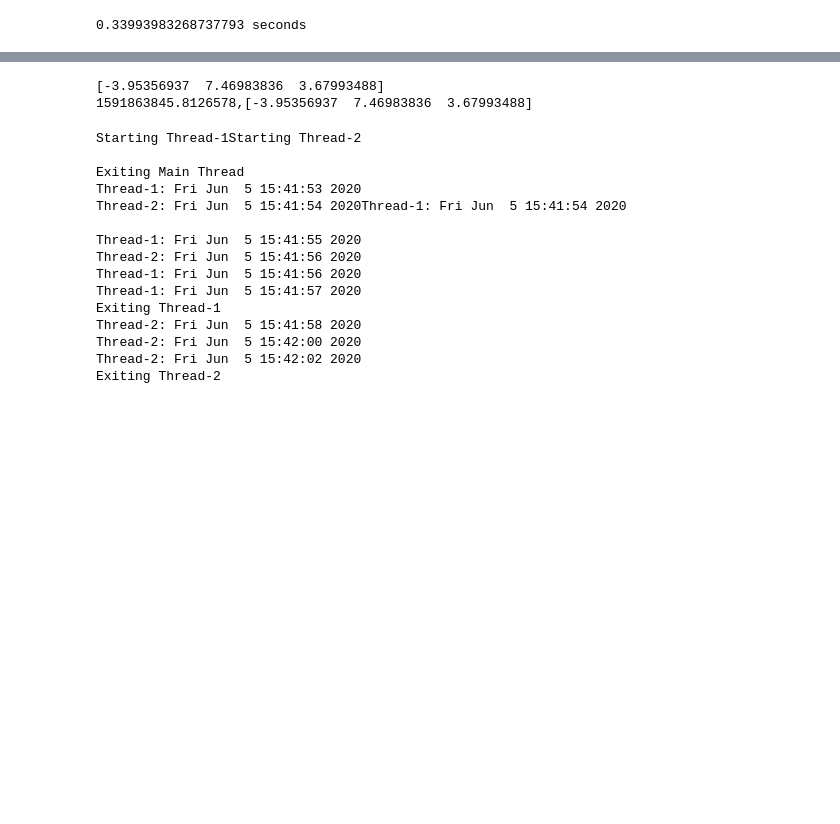
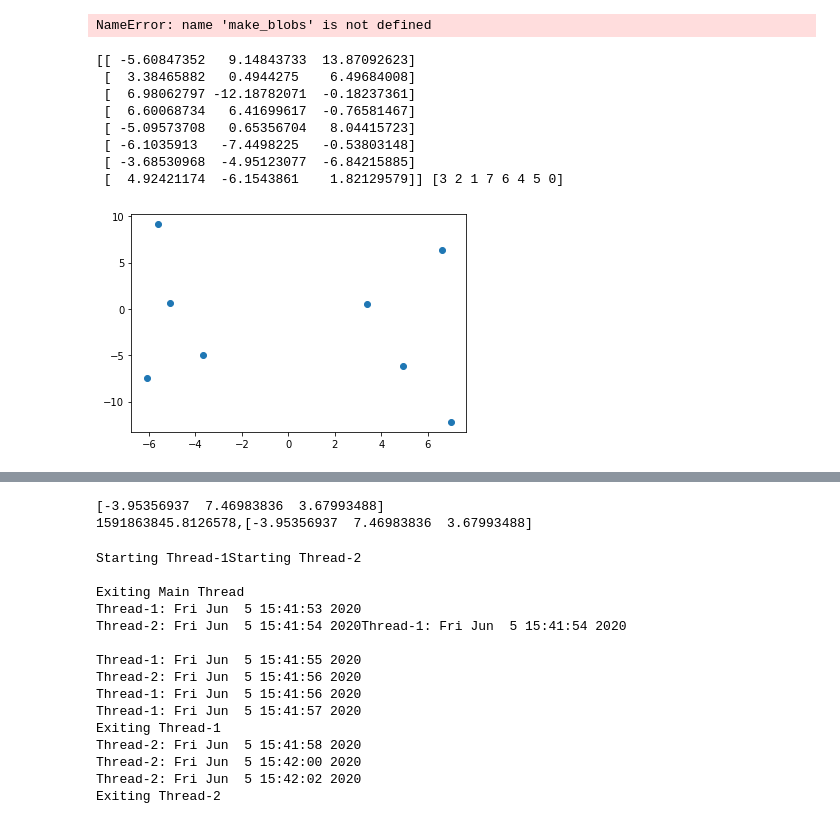
Before and after one commit to ronaldnoronha/kmeans_datagenerator, a Jupyter notebook: datagenerator.ipynb, the cells around one changed output, grey strips where cells are left out. Cells and saved outputs as stored; diff of their text form; code cells hidden in the pictures; blank space fills up the shorter version.

```diff
--- a/datagenerator.ipynb
+++ b/datagenerator.ipynb
@@ -6,24 +19,48 @@ import matplotlib.pyplot as plt
-# %%
-# Make features and targets with 500 samples,
-import time
-
-t1 = time.time()
-def create_data(n_samples, n_features, centers, std):
-    features, target = make_blobs(n_samples = n_samples,
-                  # two feature variables,
-                  n_features = n_features,
-                  # four clusters,
-                  centers = centers,
-                  # with .65 cluster standard deviation,
-                  cluster_std = std,
-                  # shuffled,
-                  shuffle = True)
-    return features, target
-
-features, target = create_data(1000000,3,8,0.65)
-print(str(time.time()-t1)+ " seconds")
-# %% [output]
-0.33993983268737793 seconds
+# %%
+# Make features and targets with 500 samples,
+import time
+
+t1 = time.time()
+
+
+center_dim, center_no = create_data(8,3,8,3)
+
+features, target = create_data(10000,3,center_dim,0.65)
+print(str(time.time()-t1)+ " seconds")
+
+random_centers,_ = create_data(8,3,8,10)
+
+import csv
+fieldnames = ['x','y','z']
+with open('random_centers.csv','w') as f:
+    writer = csv.DictWriter(f,fieldnames)
+    writer.writeheader()
+    for i in range(len(random_centers)):
+        dct= {}
+        for j in range(len(random_centers[i])):
+            dct[fieldnames[j]]=random_centers[i][j]
+#         dct[fieldnames[j+1]]=center_no[i]
+        writer.writerow(dct)
+# %% [output]
+NameError: name 'make_blobs' is not defined
+# %%
+print(center_dim, center_no)
+# Create a scatterplot of first two features
+plt.scatter(center_dim[:,0],
+            center_dim[:,1])
+
+# View scatterplot
+plt.show()
+# %% [output]
+[[ -5.60847352   9.14843733  13.87092623]
+ [  3.38465882   0.4944275    6.49684008]
+ [  6.98062797 -12.18782071  -0.18237361]
+ [  6.60068734   6.41699617  -0.76581467]
+ [ -5.09573708   0.65356704   8.04415723]
+ [ -6.1035913   -7.4498225   -0.53803148]
+ [ -3.68530968  -4.95123077  -6.84215885]
+ [  4.92421174  -6.1543861    1.82129579]] [3 2 1 7 6 4 5 0]
+[figure, added]
 # %%
 
 # Create a scatterplot of first two features
```
Also changed, not shown: parts of 6 cells of this notebook, 8 other files.
